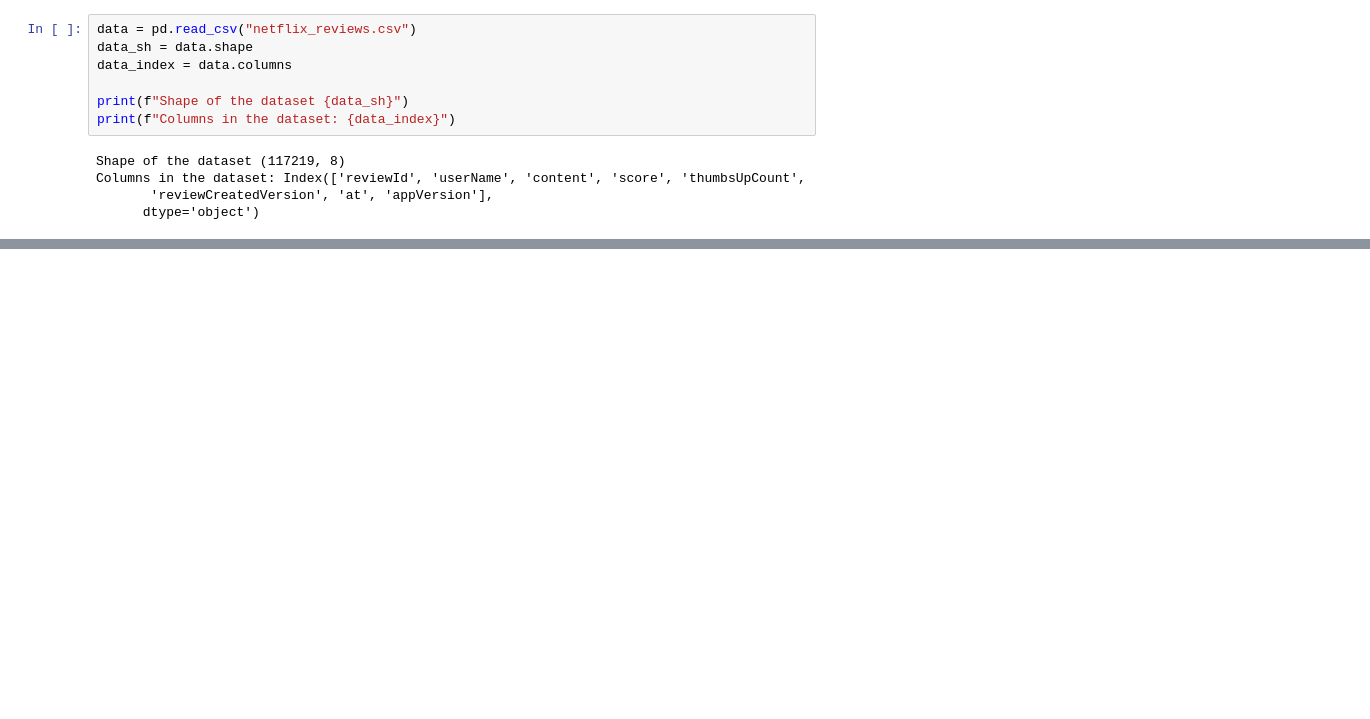
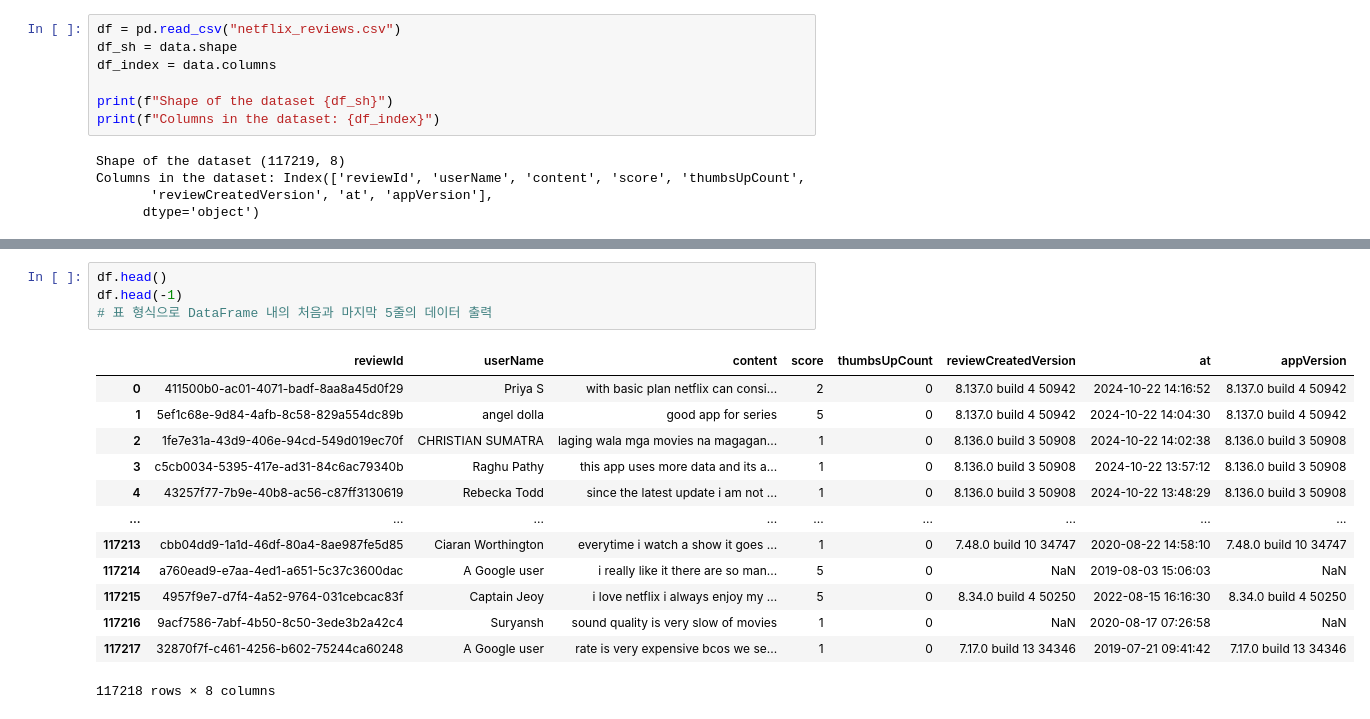
Before and after one commit to onesowrd1/sparta_team11_machine, a Jupyter notebook: Challenge_mission.ipynb, the cells around one changed output, grey strips where cells are left out. Cells and saved outputs as stored; diff of their text form; blank space fills up the shorter version.

```diff
--- a/Challenge_mission.ipynb
+++ b/Challenge_mission.ipynb
@@ -2,12 +2,12 @@
 import pandas as pd
 import numpy as np
 # %%
-data = pd.read_csv("netflix_reviews.csv")
-data_sh = data.shape
-data_index = data.columns
+df = pd.read_csv("netflix_reviews.csv")
+df_sh = data.shape
+df_index = data.columns
 
-print(f"Shape of the dataset {data_sh}")
-print(f"Columns in the dataset: {data_index}")
+print(f"Shape of the dataset {df_sh}")
+print(f"Columns in the dataset: {df_index}")
 # %% [output]
 Shape of the dataset (117219, 8)
 Columns in the dataset: Index(['reviewId', 'userName', 'content', 'score', 'thumbsUpCount',
@@ -16,3 +37,21 @@ Columns in the dataset: Index(['reviewId', 'userName', 'content', 'score', 'thum
+# %%
+df.head()
+df.head(-1)
+# 표 형식으로 DataFrame 내의 처음과 마지막 5줄의 데이터 출력
+# %% [output]
+|  | reviewId | userName | content | score | thumbsUpCount | reviewCreatedVersion | at | appVersion |
+| 0 | 411500b0-ac01-4071-badf-8aa8a45d0f29 | Priya S | with basic plan netflix can consi... | 2 | 0 | 8.137.0 build 4 50942 | 2024-10-22 14:16:52 | 8.137.0 build 4 50942 |
+| 1 | 5ef1c68e-9d84-4afb-8c58-829a554dc89b | angel dolla | good app for series | 5 | 0 | 8.137.0 build 4 50942 | 2024-10-22 14:04:30 | 8.137.0 build 4 50942 |
+| 2 | 1fe7e31a-43d9-406e-94cd-549d019ec70f | CHRISTIAN SUMATRA | laging wala mga movies na magagan... | 1 | 0 | 8.136.0 build 3 50908 | 2024-10-22 14:02:38 | 8.136.0 build 3 50908 |
+| 3 | c5cb0034-5395-417e-ad31-84c6ac79340b | Raghu Pathy | this app uses more data and its a... | 1 | 0 | 8.136.0 build 3 50908 | 2024-10-22 13:57:12 | 8.136.0 build 3 50908 |
+| 4 | 43257f77-7b9e-40b8-ac56-c87ff3130619 | Rebecka Todd | since the latest update i am not ... | 1 | 0 | 8.136.0 build 3 50908 | 2024-10-22 13:48:29 | 8.136.0 build 3 50908 |
+| ... | ... | ... | ... | ... | ... | ... | ... | ... |
+| 117213 | cbb04dd9-1a1d-46df-80a4-8ae987fe5d85 | Ciaran Worthington | everytime i watch a show it goes ... | 1 | 0 | 7.48.0 build 10 34747 | 2020-08-22 14:58:10 | 7.48.0 build 10 34747 |
+| 117214 | a760ead9-e7aa-4ed1-a651-5c37c3600dac | A Google user | i really like it there are so man... | 5 | 0 | NaN | 2019-08-03 15:06:03 | NaN |
+| 117215 | 4957f9e7-d7f4-4a52-9764-031cebcac83f | Captain Jeoy | i love netflix i always enjoy my ... | 5 | 0 | 8.34.0 build 4 50250 | 2022-08-15 16:16:30 | 8.34.0 build 4 50250 |
+| 117216 | 9acf7586-7abf-4b50-8c50-3ede3b2a42c4 | Suryansh | sound quality is very slow of movies | 1 | 0 | NaN | 2020-08-17 07:26:58 | NaN |
+| 117217 | 32870f7f-c461-4256-b602-75244ca60248 | A Google user | rate is very expensive bcos we se... | 1 | 0 | 7.17.0 build 13 34346 | 2019-07-21 09:41:42 | 7.17.0 build 13 34346 |
+117218 rows × 8 columns
 # %%
 # 1. 이것을 데이터 프레임에 적용 시키는 방법을 모르겟음
 # apply와 lambda함수를 사용하여 적용(lambda 함수의 활용법을 더 알아봐야할듯)
```
Also changed, not shown: parts of 17 cells of this notebook.
